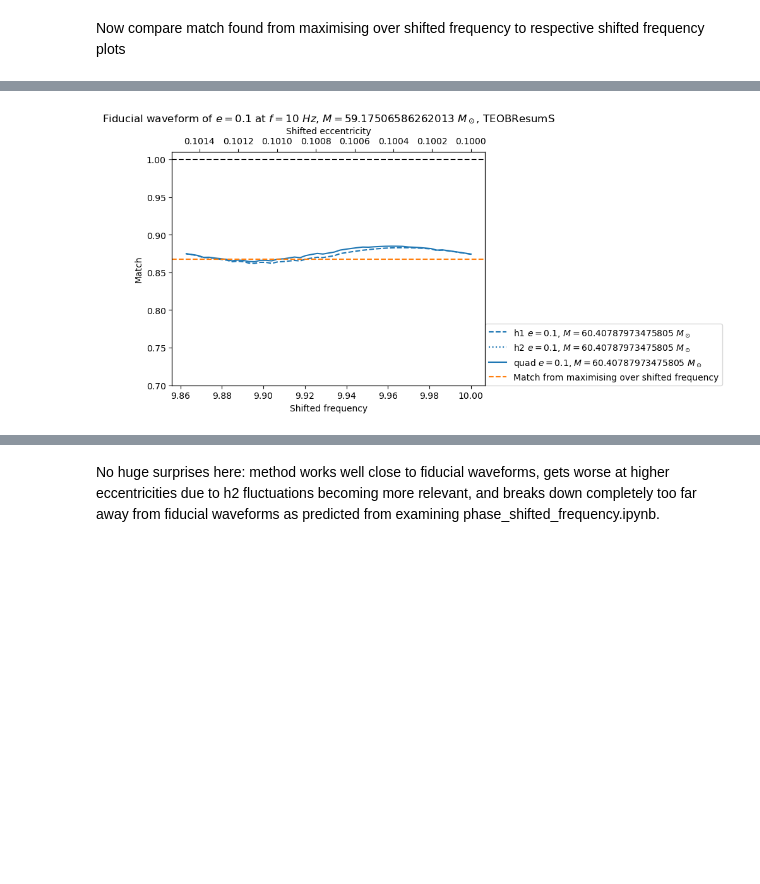
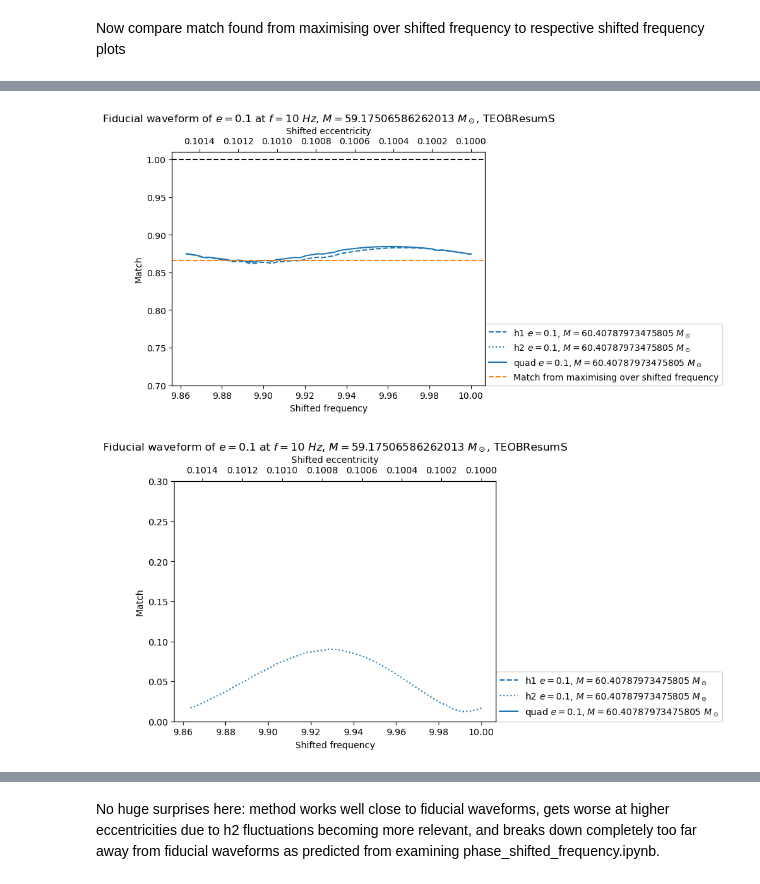
Before and after one commit to BenGPatterson/EccentricBinaries, a Jupyter notebook: notebooks/match_h1_h2.ipynb, the cells around one changed output, grey strips where cells are left out. Saved outputs shown, nothing was run; the diff lists cells and outputs as text; code cells hidden in the pictures; blank space fills up the shorter version.

```diff
--- a/notebooks/match_h1_h2.ipynb
+++ b/notebooks/match_h1_h2.ipynb
@@ -344,7 +369,9 @@ Time taken: 88.57948040962219 seconds
 # %%
 plot_s_f_quad_match([0.1, chirp2total(24, 2), 2], (0.10, chirp2total(24.50, 2)), dataslot_6, 10, ylims=(0.7,1.01), found_match=quad_match_6)
+plot_s_f_quad_match([0.1, chirp2total(24, 2), 2], (0.10, chirp2total(24.50, 2)), dataslot_6, 10, ylims=(0,0.3))
 # %% [output]
 [figure]
+[figure, added]
 # %%
 start = time.time()
 sample_rate = 4096
```
Also changed, not shown: parts of 41 cells of this notebook, 1 other file.
